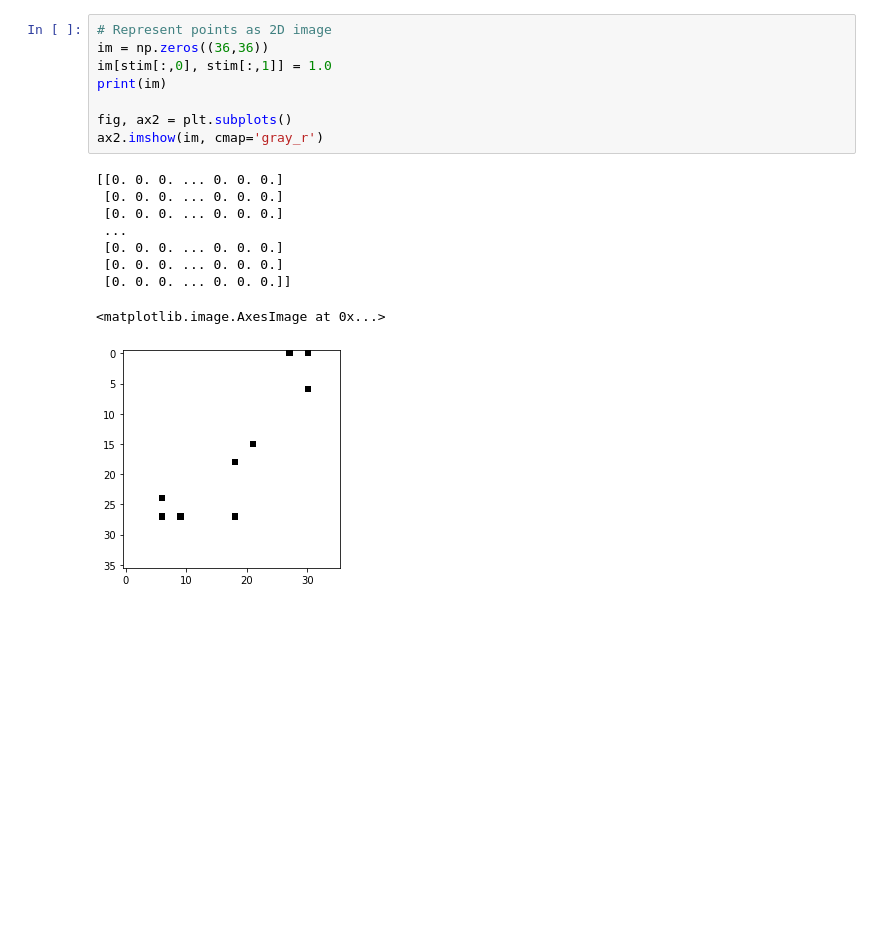
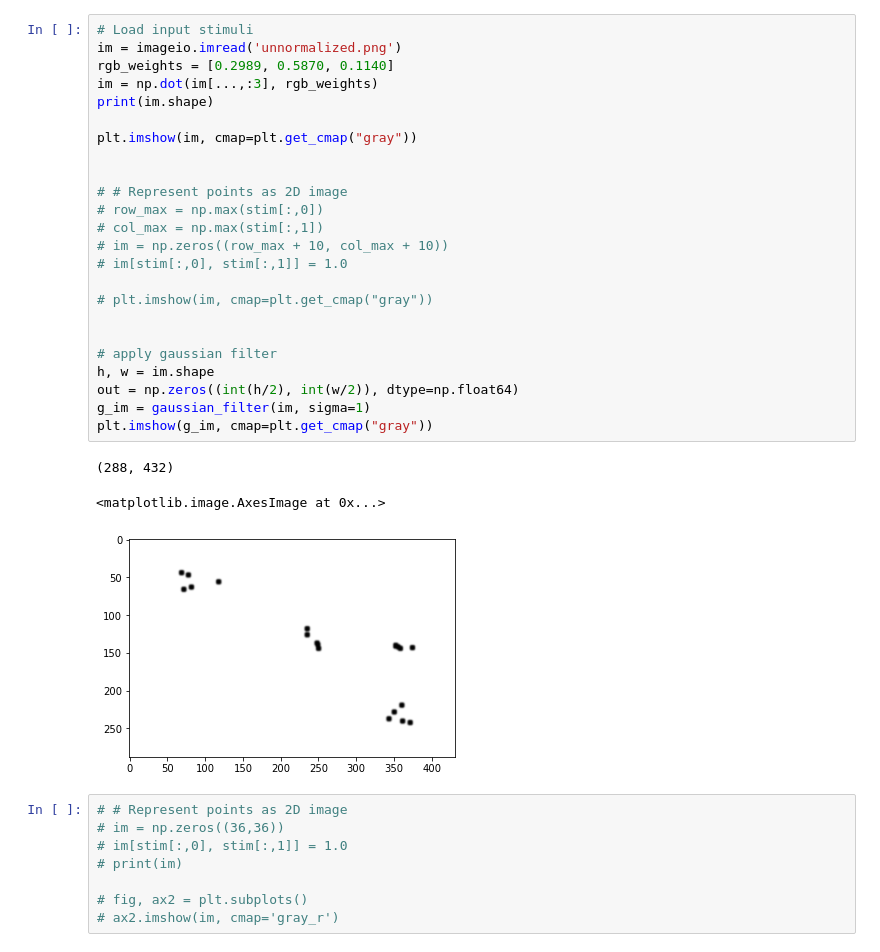
Before and after one commit to aballari9/CAB-Final-Project, a Jupyter notebook: src/conv.ipynb, the cells around one changed output. Drawn from its saved outputs; the diff is of its cells as text; blank space fills up the shorter version.

```diff
--- a/src/conv.ipynb
+++ b/src/conv.ipynb
@@ -52,21 +104,39 @@ stim = stim1
+# %%
+# Load input stimuli
+im = imageio.imread('unnormalized.png')
+rgb_weights = [0.2989, 0.5870, 0.1140]
+im = np.dot(im[...,:3], rgb_weights)
+print(im.shape)
+
+plt.imshow(im, cmap=plt.get_cmap("gray"))
+
+
+# # Represent points as 2D image
+# row_max = np.max(stim[:,0])
+# col_max = np.max(stim[:,1])
+# im = np.zeros((row_max + 10, col_max + 10))
+# im[stim[:,0], stim[:,1]] = 1.0
+
+# plt.imshow(im, cmap=plt.get_cmap("gray"))
+
+
+# apply gaussian filter
+h, w = im.shape
+out = np.zeros((int(h/2), int(w/2)), dtype=np.float64)
+g_im = gaussian_filter(im, sigma=1)
+plt.imshow(g_im, cmap=plt.get_cmap("gray"))
+# %% [output]
+(288, 432)
+<matplotlib.image.AxesImage at 0x...>
+[figure, added]
 # %%
-# Represent points as 2D image
-im = np.zeros((36,36))
-im[stim[:,0], stim[:,1]] = 1.0
-print(im)
+# # Represent points as 2D image
+# im = np.zeros((36,36))
+# im[stim[:,0], stim[:,1]] = 1.0
+# print(im)
 
-fig, ax2 = plt.subplots()
-ax2.imshow(im, cmap='gray_r')
+# fig, ax2 = plt.subplots()
+# ax2.imshow(im, cmap='gray_r')
-# %% [output]
-[[0. 0. 0. ... 0. 0. 0.]
- [0. 0. 0. ... 0. 0. 0.]
- [0. 0. 0. ... 0. 0. 0.]
- ...
- [0. 0. 0. ... 0. 0. 0.]
- [0. 0. 0. ... 0. 0. 0.]
- [0. 0. 0. ... 0. 0. 0.]]
-<matplotlib.image.AxesImage at 0x...>
-[figure, removed]
 # %%
 # Average Convolution
 
```
Also changed, not shown: parts of 11 cells of this notebook, 1 other file.
